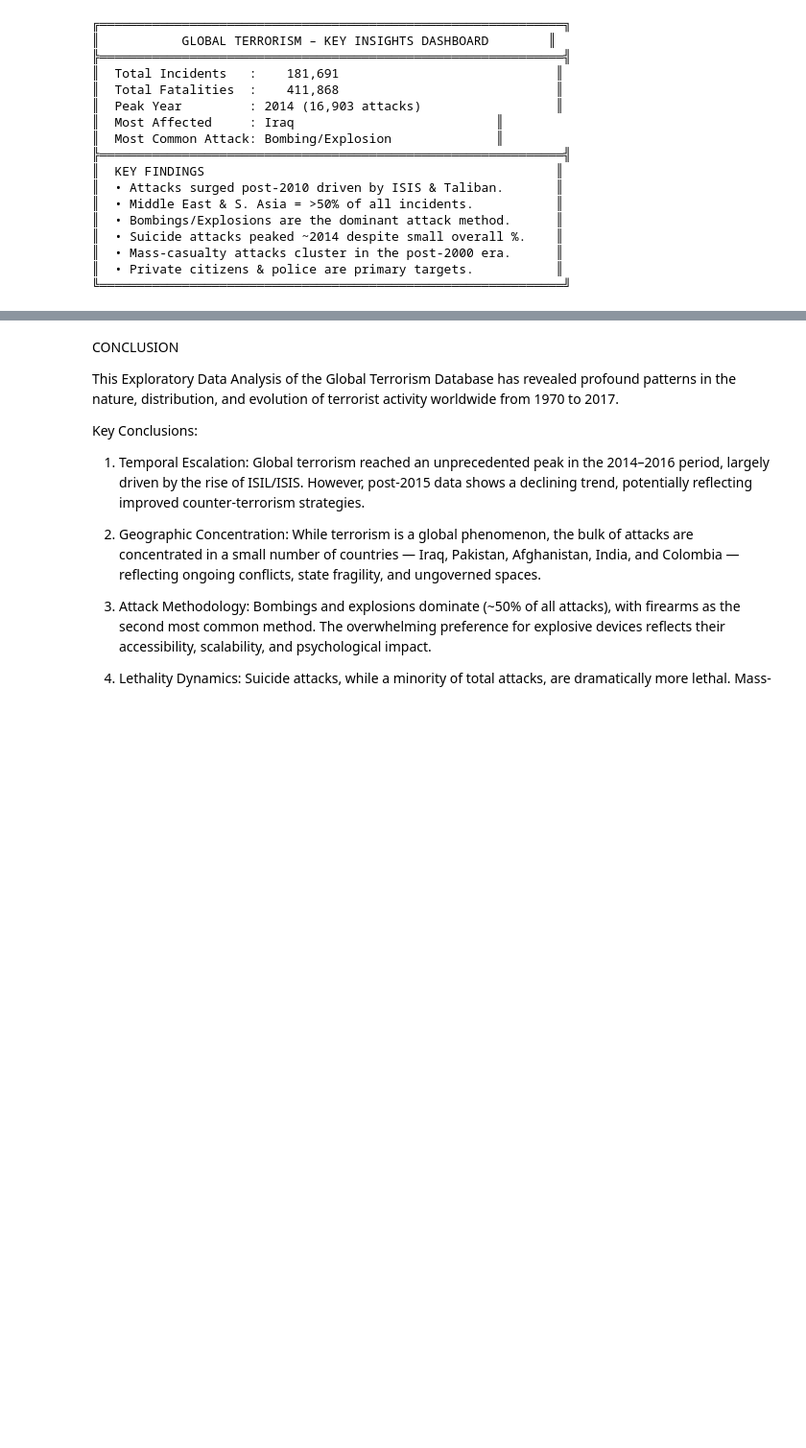
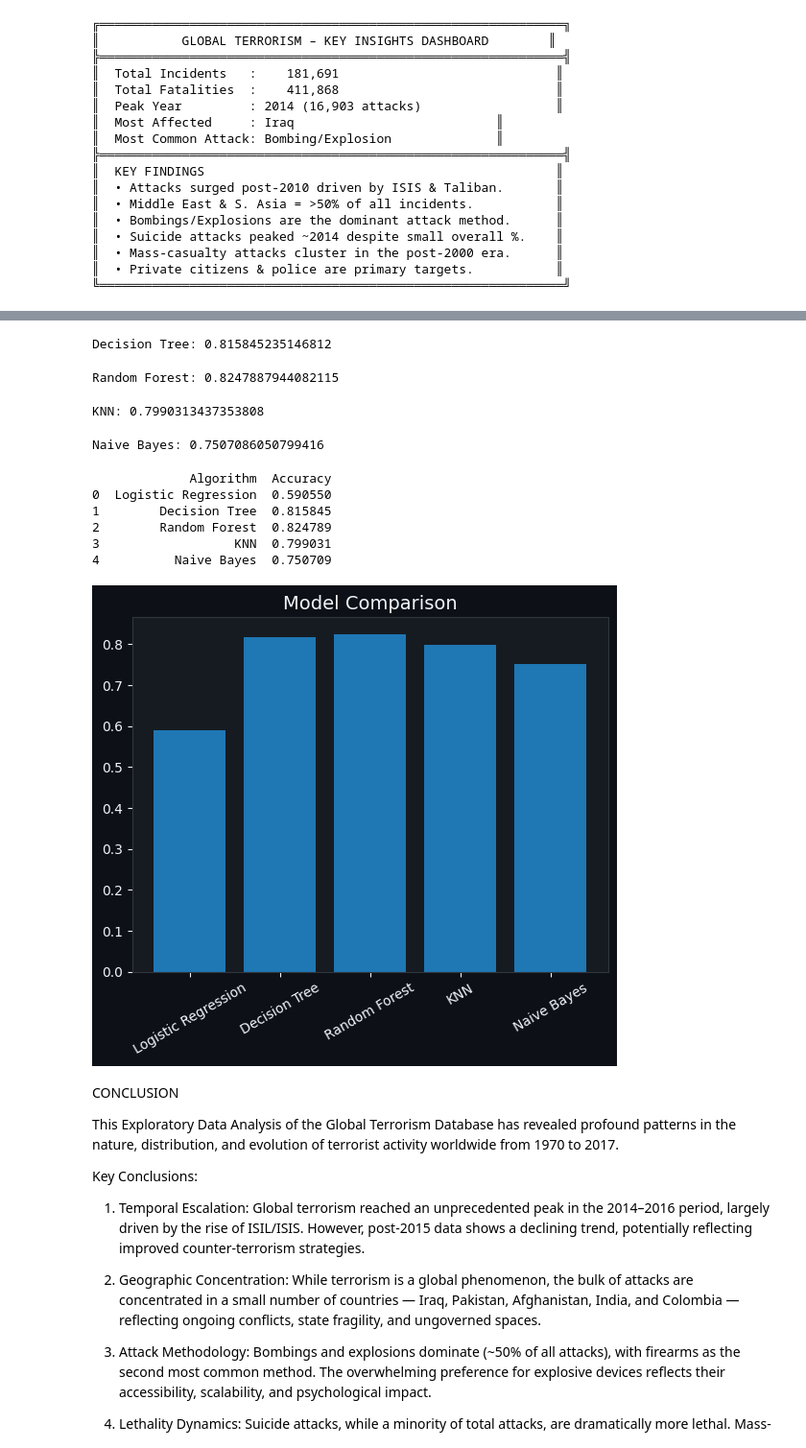
Before and after one commit to ishikarana968-rgb/data-science-assignment-3, a Jupyter notebook: Terrorism_Analysis (2).ipynb, the cells around one changed output, grey strips where cells are left out. Shown at 96% size. Saved outputs shown, nothing was run; the diff lists cells and outputs as text; code cells hidden in the pictures; blank space fills up the shorter version.

```diff
--- a/Terrorism_Analysis (2).ipynb
+++ b/Terrorism_Analysis (2).ipynb
@@ -435,0 +526,4 @@ print(f"""
+# %%
+#  X and y
+X = df_ml[['year', 'country', 'region', 'target_type', 'weapon_type']]
+y = df_ml['attack_type']
@@ -436,3 +550,79 @@ print(f"""
+# %%
+# Decison Tree
+from sklearn.tree import DecisionTreeClassifier
+
+dt = DecisionTreeClassifier()
+dt.fit(X_train, y_train)
+
+pred_dt = dt.predict(X_test)
+acc_dt = accuracy_score(y_test, pred_dt)
+print("Decision Tree:", acc_dt)
+# %% [output]
+Decision Tree: 0.815845235146812
+# %%
+#Random Forest
+from sklearn.ensemble import RandomForestClassifier
+
+rf = RandomForestClassifier()
+rf.fit(X_train, y_train)
+
+pred_rf = rf.predict(X_test)
+acc_rf = accuracy_score(y_test, pred_rf)
+print("Random Forest:", acc_rf)
+# %% [output]
+Random Forest: 0.8247887944082115
+# %%
+#KNN
+from sklearn.neighbors import KNeighborsClassifier
+
+knn = KNeighborsClassifier()
+knn.fit(X_train, y_train)
+
+pred_knn = knn.predict(X_test)
+acc_knn = accuracy_score(y_test, pred_knn)
+print("KNN:", acc_knn)
+# %% [output]
+KNN: 0.7990313437353808
+# %%
+# Navie Bayes
+from sklearn.naive_bayes import GaussianNB
+
+nb = GaussianNB()
+nb.fit(X_train, y_train)
+
+pred_nb = nb.predict(X_test)
+acc_nb = accuracy_score(y_test, pred_nb)
+print("Naive Bayes:", acc_nb)
+# %% [output]
+Naive Bayes: 0.7507086050799416
+# %%
+# Comapre All Models
+import pandas as pd
+
+results = pd.DataFrame({
+    'Algorithm': ['Logistic Regression', 'Decision Tree', 'Random Forest', 'KNN', 'Naive Bayes'],
+    'Accuracy': [acc_lr, acc_dt, acc_rf, acc_knn, acc_nb]
+})
+
+print(results)
+# %% [output]
+             Algorithm  Accuracy
+0  Logistic Regression  0.590550
+1        Decision Tree  0.815845
+2        Random Forest  0.824789
+3                  KNN  0.799031
+4          Naive Bayes  0.750709
+# %%
+#Graph
+import matplotlib.pyplot as plt
+
+plt.figure()
+plt.bar(results['Algorithm'], results['Accuracy'])
+plt.xticks(rotation=30)
+plt.title("Model Comparison")
+plt.show()
+# %% [output]
+[figure, added]
 # %% [markdown]
 CONCLUSION
 
```
Also changed, not shown: parts of 11 cells of this notebook.
